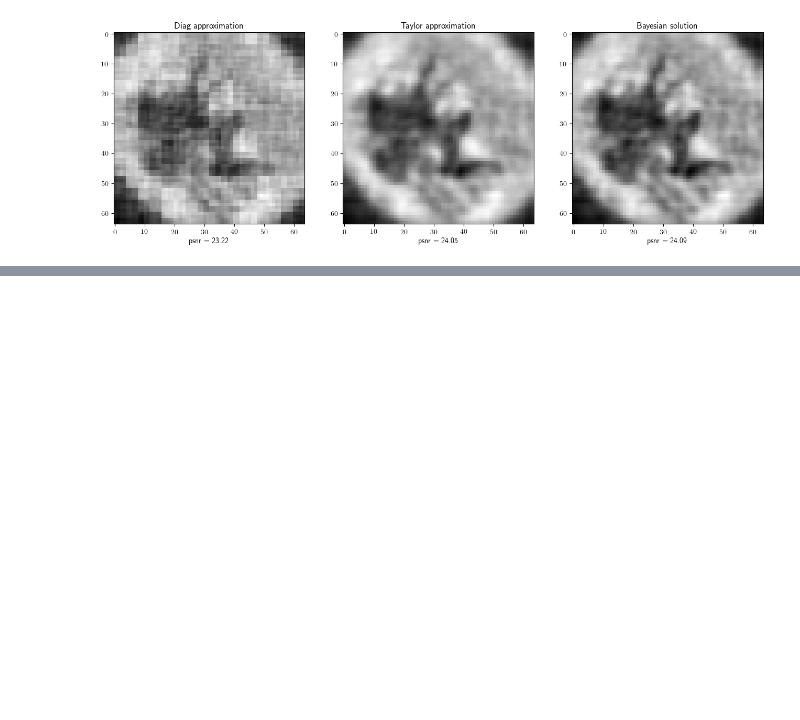
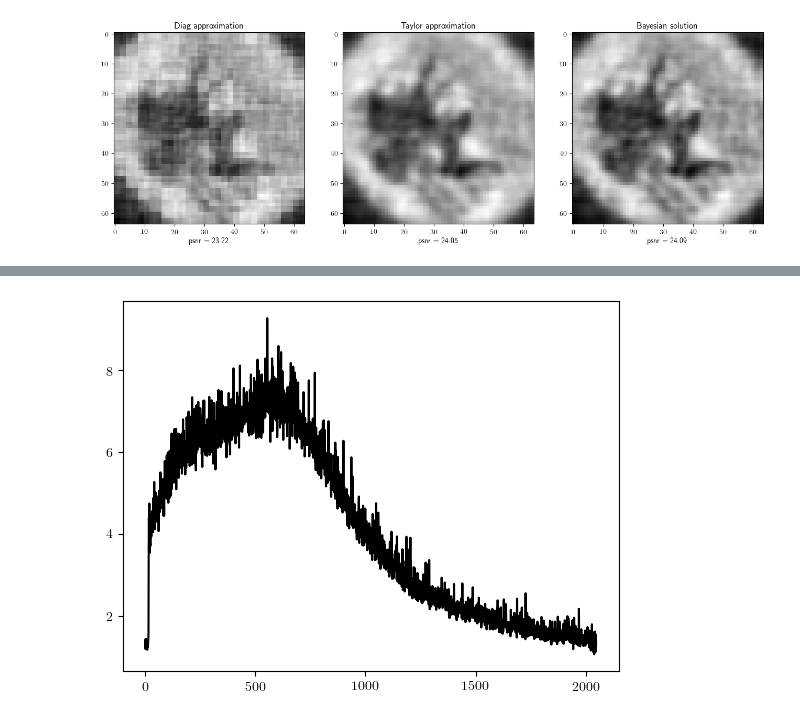
Before and after one commit to lucxt18/spyrit, a Jupyter notebook: spyrit/main_expe.ipynb, the cells around one changed output, grey strips where cells are left out. Cells and saved outputs as stored; diff of their text form; code cells hidden in the pictures; blank space fills up the shorter version.

```diff
--- a/spyrit/main_expe.ipynb
+++ b/spyrit/main_expe.ipynb
@@ -331,0 +400,5 @@ plt.show
+# %%
+mean_imgs = np.amax(spectral_data, axis = (0,1))
+plot(range(mean_imgs.shape[0]),mean_imgs)
+# %% [output]
+[figure, added]
```
Also changed, not shown: parts of 20 cells of this notebook.
